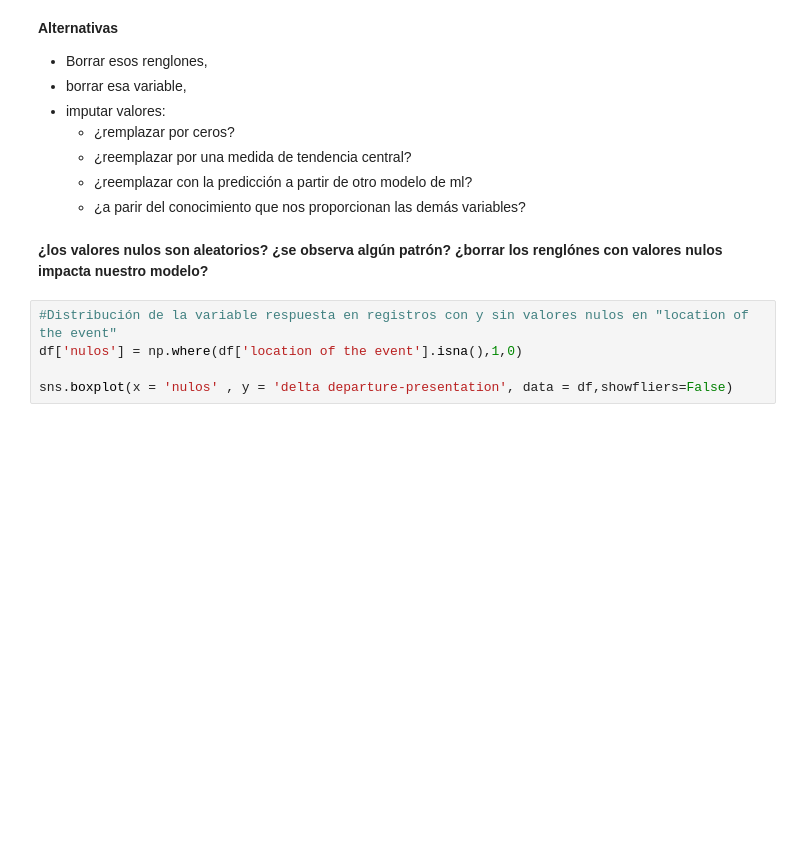
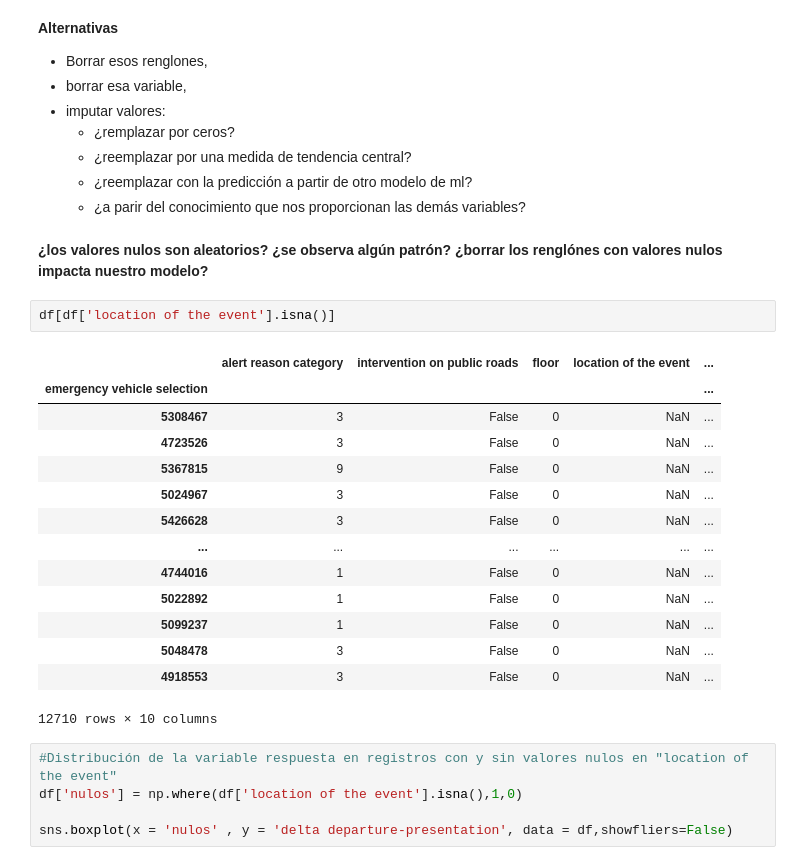
Before and after one commit to AnIsAsPe/Regresion-Robusta-para-estimar-tiempo-de-respuesta-de-un-servicio-de-emergencia, a Jupyter notebook: Notebooks/1_Response_time_Paris_Fire_Brigade_2022.ipynb, the cells around one changed output. Drawn from its saved outputs; the diff is of its cells as text; blank space fills up the shorter version.

```diff
--- a/Notebooks/1_Response_time_Paris_Fire_Brigade_2022.ipynb
+++ b/Notebooks/1_Response_time_Paris_Fire_Brigade_2022.ipynb
@@ -290,6 +294,23 @@ Name: location of the event, Length: 211, dtype: float64
    - ¿a parir del conocimiento que nos proporcionan las demás variables?
 # %% [markdown]
 **¿los valores nulos son aleatorios? ¿se observa algún patrón? ¿borrar los renglónes con valores nulos impacta nuestro modelo?**
+# %%
+df[df['location of the event'].isna()]
+# %% [output]
+|  | alert reason category | intervention on public roads | floor | location of the event | ... |
+| emergency vehicle selection |  |  |  |  | ... |
+| 5308467 | 3 | False | 0 | NaN | ... |
+| 4723526 | 3 | False | 0 | NaN | ... |
+| 5367815 | 9 | False | 0 | NaN | ... |
+| 5024967 | 3 | False | 0 | NaN | ... |
+| 5426628 | 3 | False | 0 | NaN | ... |
+| ... | ... | ... | ... | ... | ... |
+| 4744016 | 1 | False | 0 | NaN | ... |
+| 5022892 | 1 | False | 0 | NaN | ... |
+| 5099237 | 1 | False | 0 | NaN | ... |
+| 5048478 | 3 | False | 0 | NaN | ... |
+| 4918553 | 3 | False | 0 | NaN | ... |
+12710 rows × 10 columns
 # %%
 #Distribución de la variable respuesta en registros con y sin valores nulos en "location of the event"
 df['nulos'] = np.where(df['location of the event'].isna(),1,0)
```
Also changed, not shown: parts of 19 cells of this notebook.
